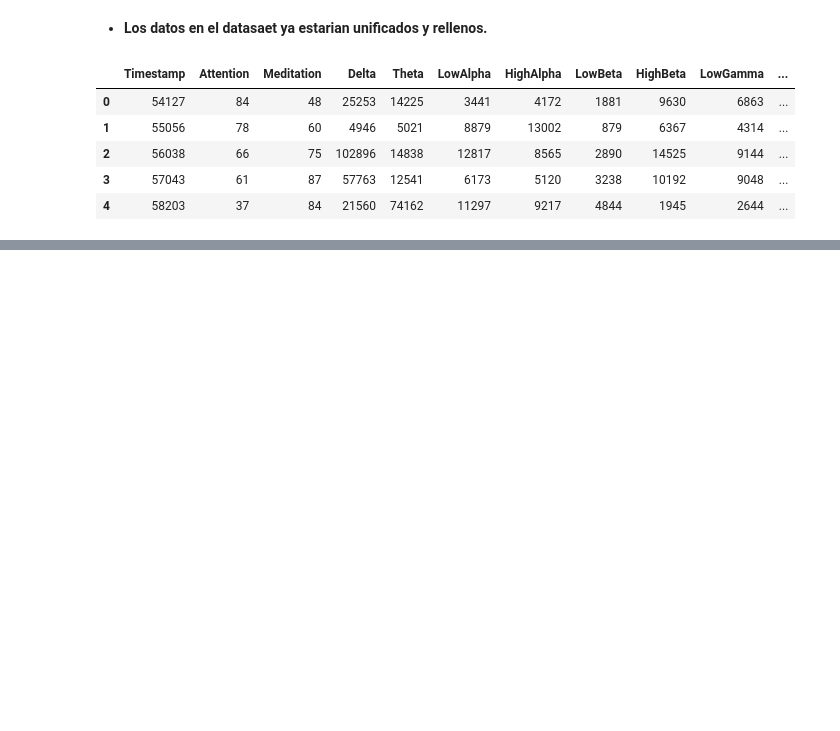
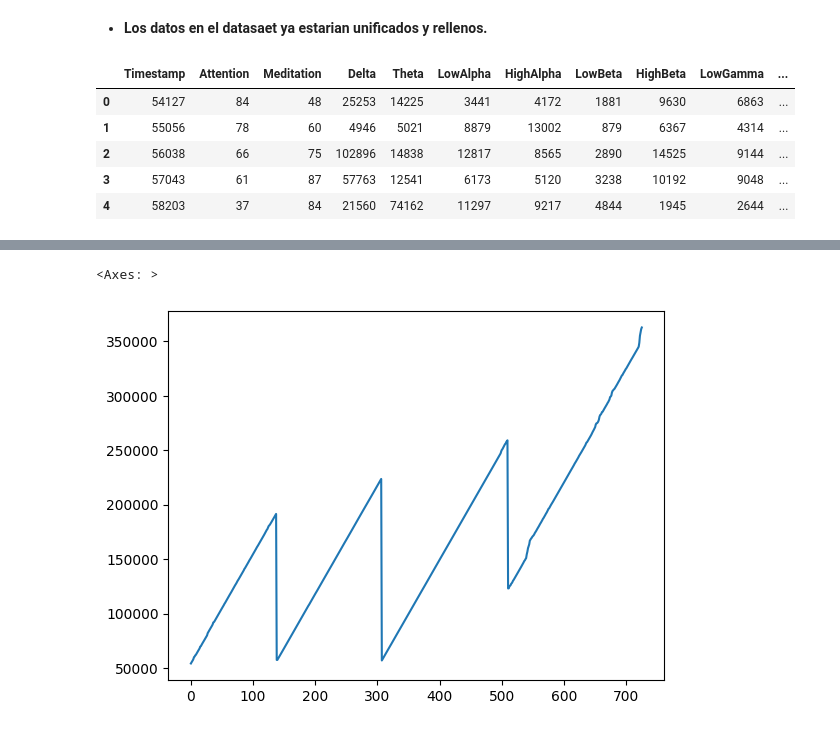
Before and after one commit to jpg1003/AnalisisEEG, a Jupyter notebook: codigo/notebooks/CodigoTFG.ipynb, the cells around one changed output, grey strips where cells are left out. Cells and saved outputs as stored; diff of their text form; code cells hidden in the pictures; blank space fills up the shorter version.

```diff
--- a/codigo/notebooks/CodigoTFG.ipynb
+++ b/codigo/notebooks/CodigoTFG.ipynb
@@ -199,0 +184,5 @@ plt.show()
+# %%
+datosEEGTotal["Timestamp"].plot()
+# %% [output]
+<Axes: >
+[figure, added]
```
Also changed, not shown: parts of 15 cells of this notebook.
